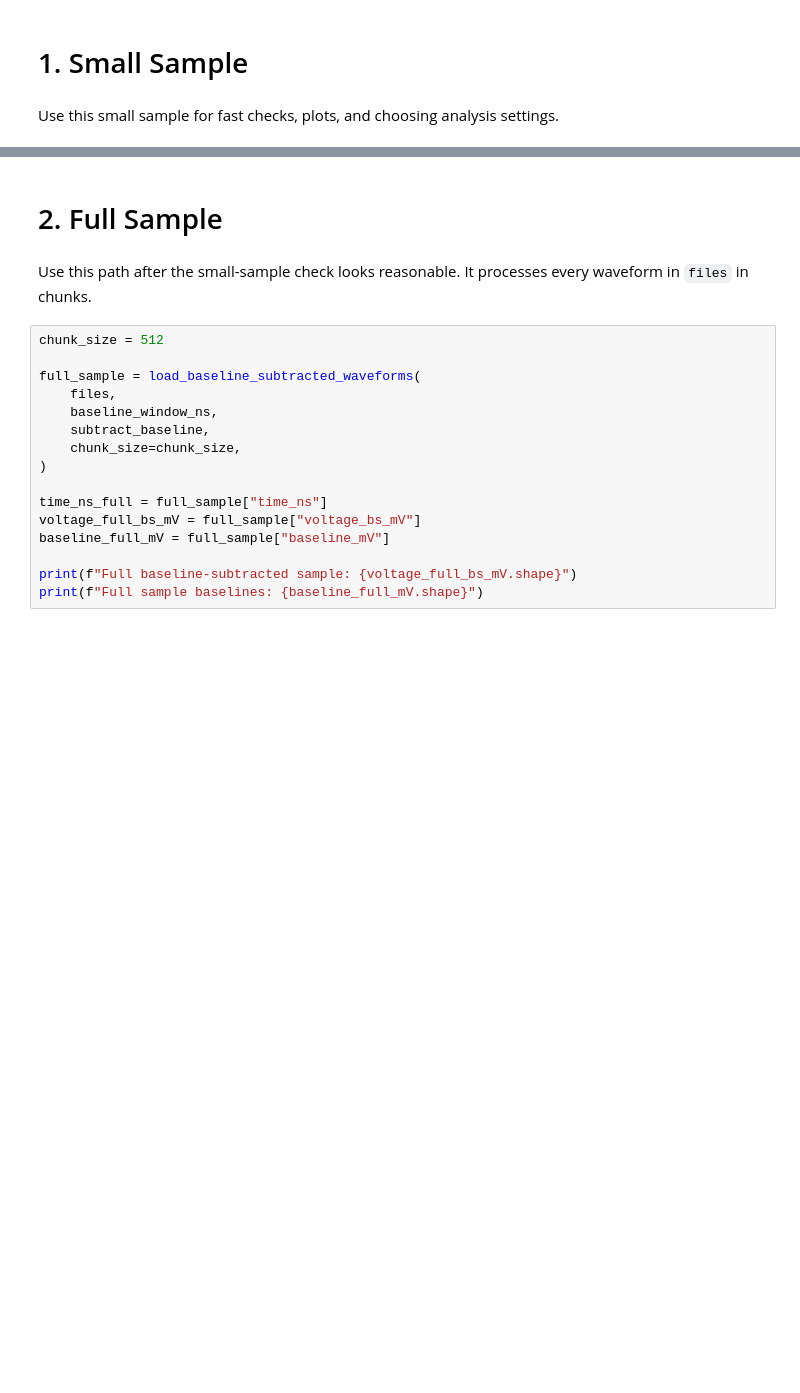
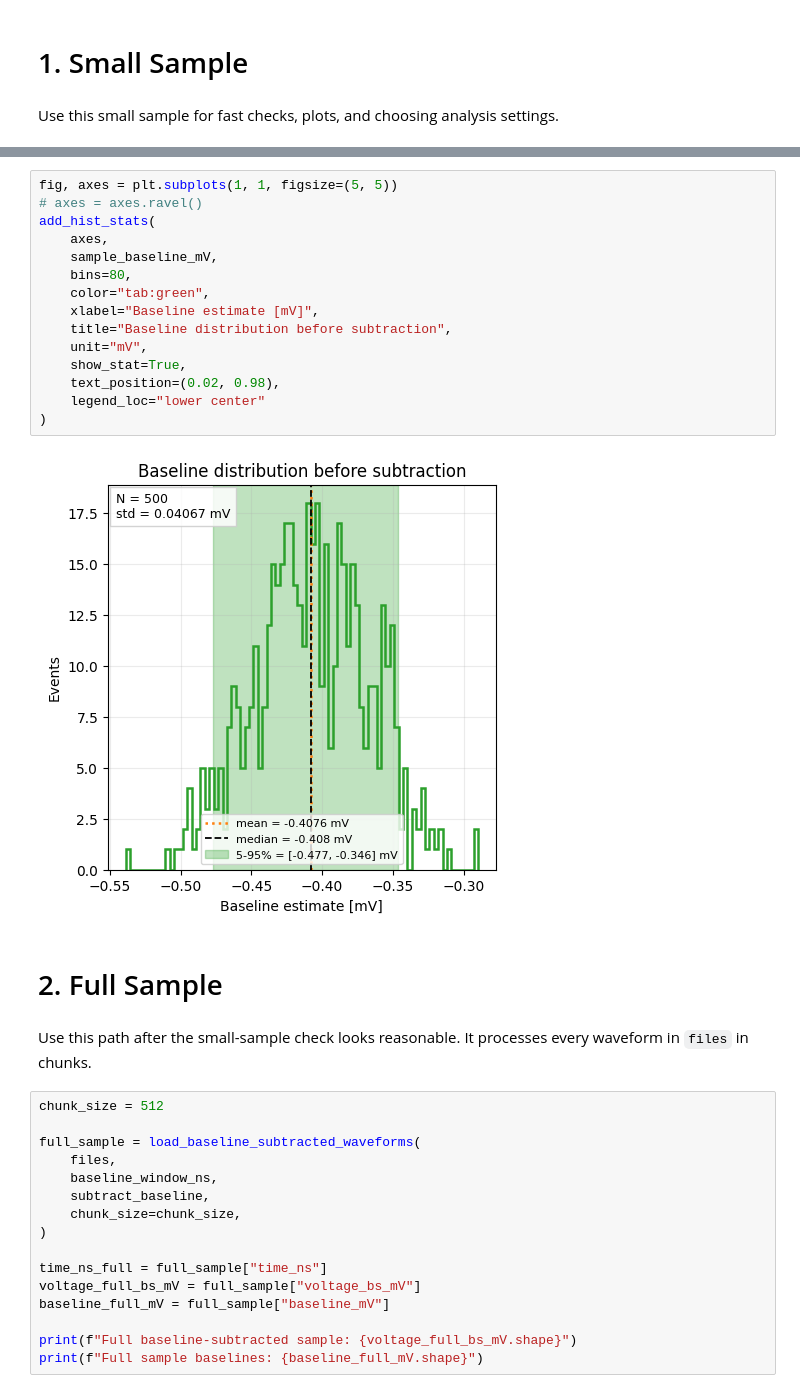
Before and after one commit to TAU-neutrino-lab/PMT-characterization, a Jupyter notebook: PMT-calibration/generic_selection.ipynb, the cells around one changed output, grey strips where cells are left out. Saved outputs shown, nothing was run; the diff lists cells and outputs as text; blank space fills up the shorter version.

```diff
--- a/PMT-calibration/generic_selection.ipynb
+++ b/PMT-calibration/generic_selection.ipynb
@@ -160,3 +142,20 @@ fig.tight_layout()
+# %%
+fig, axes = plt.subplots(1, 1, figsize=(5, 5))
+# axes = axes.ravel()
+add_hist_stats(
+    axes,
+    sample_baseline_mV,
+    bins=80,
+    color="tab:green",
+    xlabel="Baseline estimate [mV]",
+    title="Baseline distribution before subtraction",
+    unit="mV",
+    show_stat=True,
+    text_position=(0.02, 0.98),
+    legend_loc="lower center"
+)
+# %% [output]
+[figure, added]
 # %% [markdown]
 # 2. Full Sample
 # %% [markdown]
```
Also changed, not shown: parts of 11 cells of this notebook, 2 other files.
